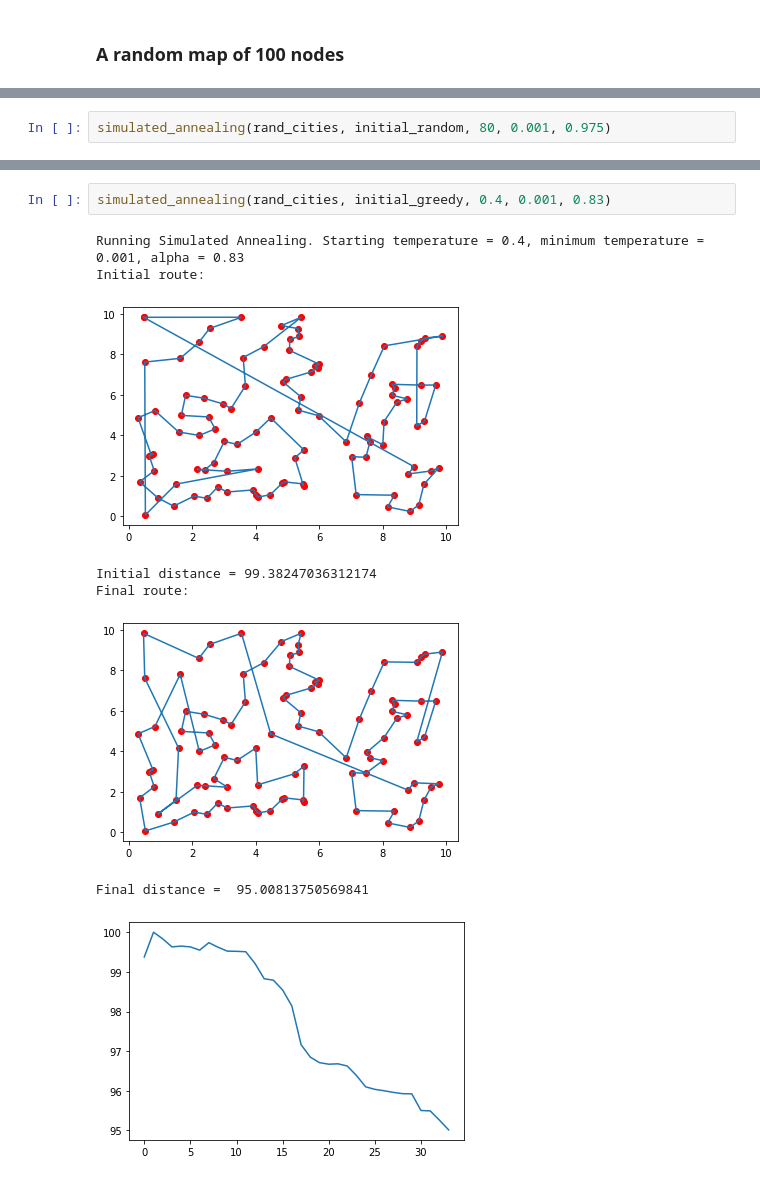
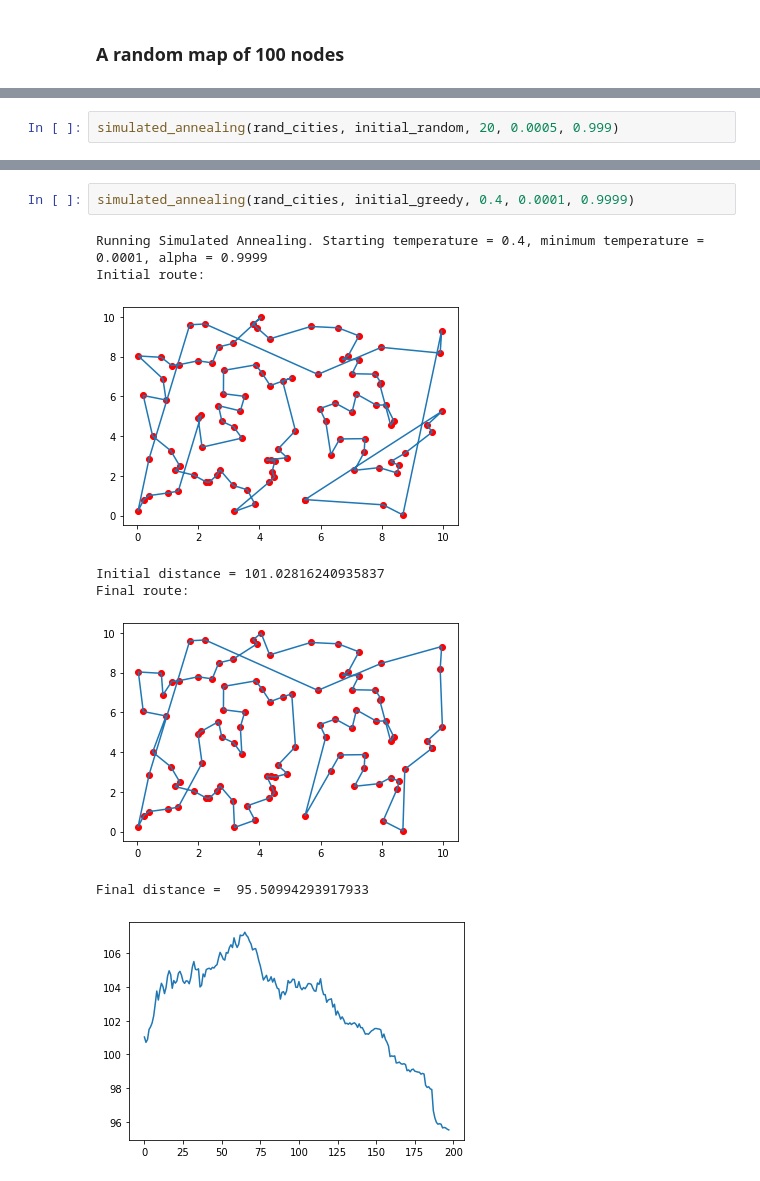
Before and after one commit to alexnikiporenko/travelling_salesman, a Jupyter notebook: Travelling Salesman - Simulated Annealing.ipynb, the cells around one changed output, grey strips where cells are left out. Cells and saved outputs as stored; diff of their text form.

```diff
--- a/Travelling Salesman - Simulated Annealing.ipynb
+++ b/Travelling Salesman - Simulated Annealing.ipynb
@@ -183,3 +194,3 @@ Initial Random Path distance: 379.37437952332994
 # %%
-simulated_annealing(rand_cities, initial_random, 80, 0.001, 0.975)
+simulated_annealing(rand_cities, initial_random, 20, 0.0005, 0.999)
 # %% [output]
@@ -194,11 +205,11 @@ Final distance =  120.88799527000899
 # %%
-simulated_annealing(rand_cities, initial_greedy, 0.4, 0.001, 0.83)
+simulated_annealing(rand_cities, initial_greedy, 0.4, 0.0001, 0.9999)
 # %% [output]
-Running Simulated Annealing. Starting temperature = 0.4, minimum temperature = 0.001, alpha = 0.83
+Running Simulated Annealing. Starting temperature = 0.4, minimum temperature = 0.0001, alpha = 0.9999
 Initial route:
-[figure, old version]
+[figure, new version]
-Initial distance = 99.38247036312174
+Initial distance = 101.02816240935837
 Final route:
-[figure, old version]
+[figure, new version]
-Final distance =  95.00813750569841
+Final distance =  95.50994293917933
-[figure, old version]
+[figure, new version]
```
Also changed, not shown: parts of 12 cells of this notebook.
